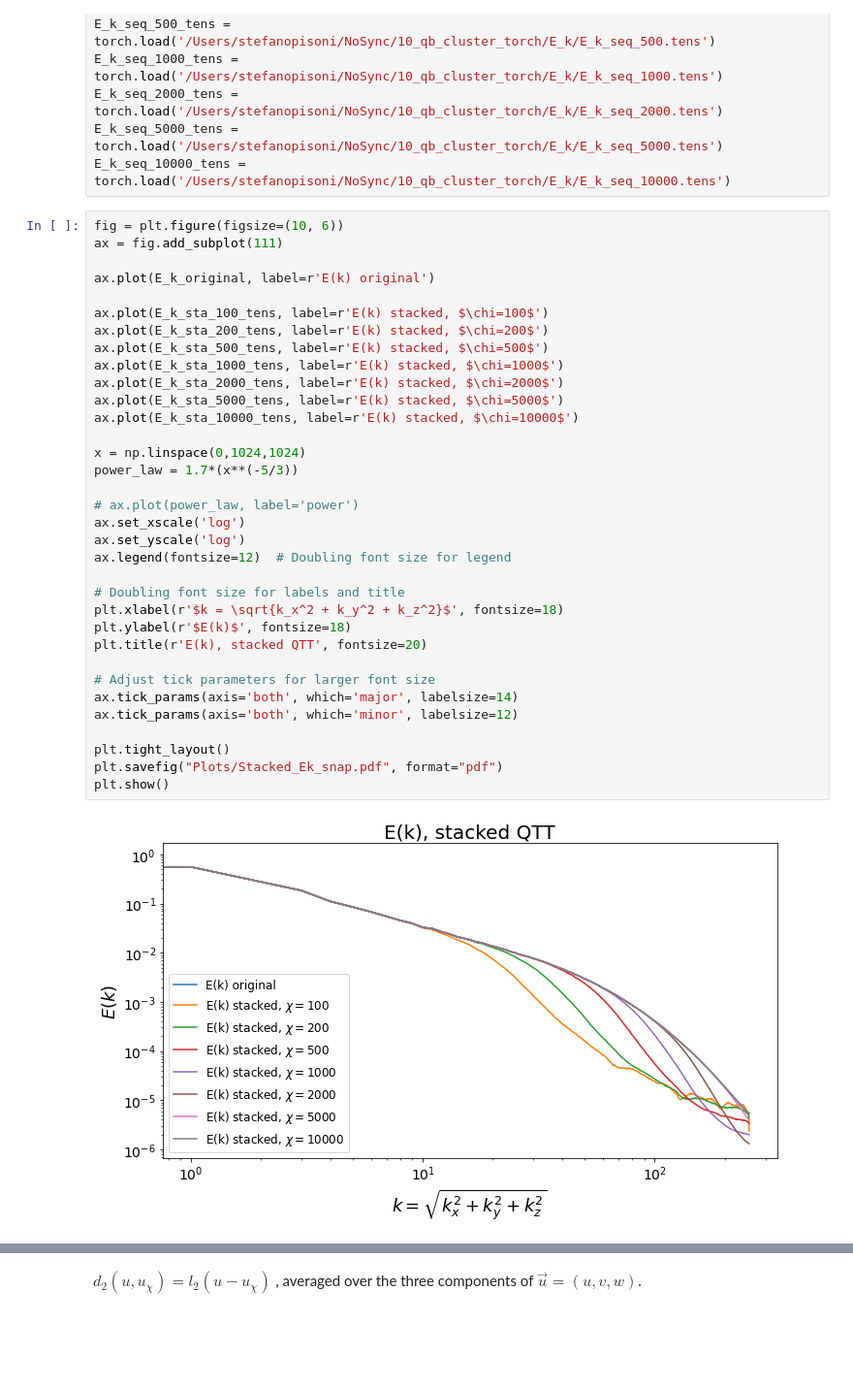
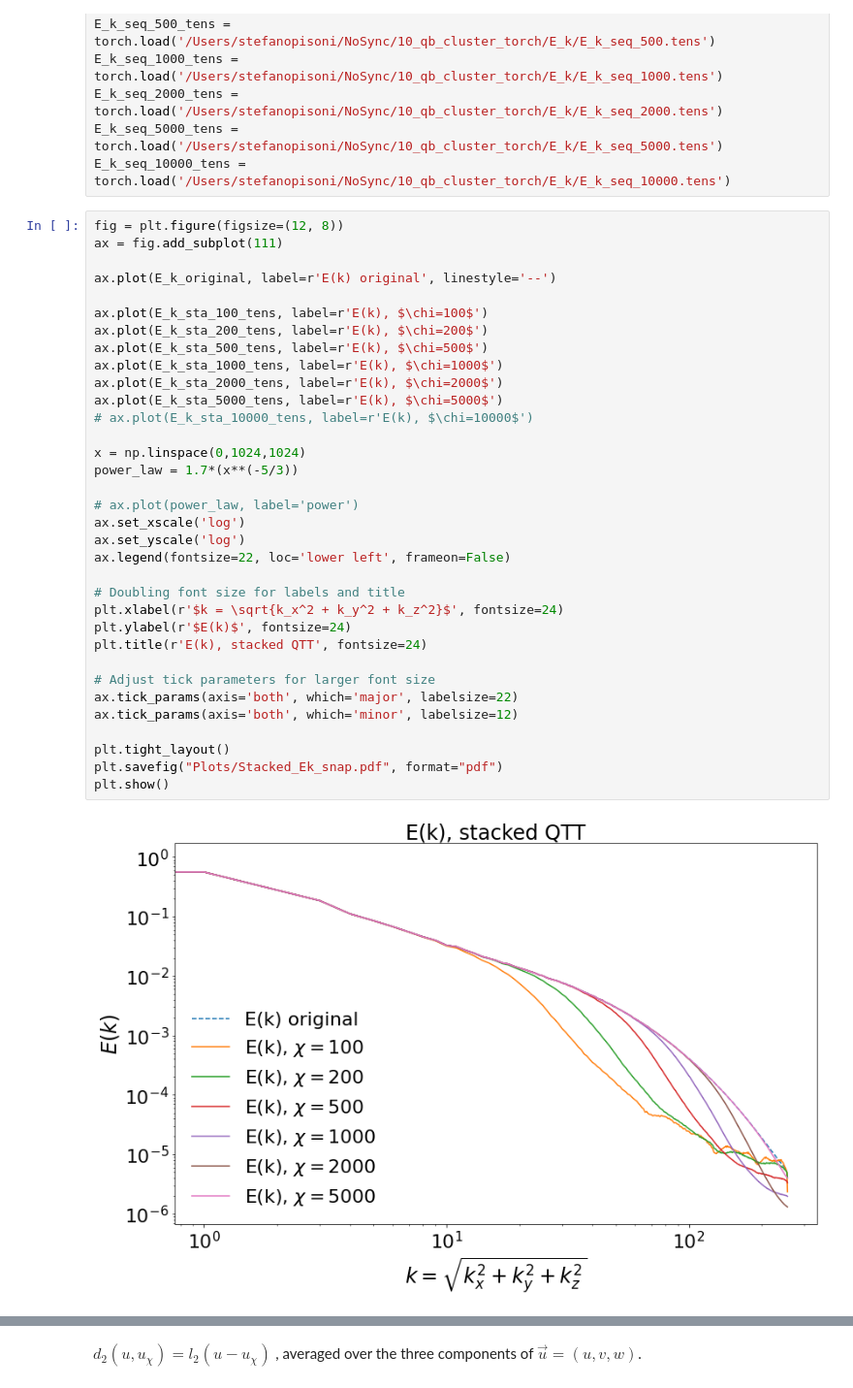
Before and after one commit to stefanopisoni/TN_Turbulence, a Jupyter notebook: Snapshots_compression/Snapshot_compression_plot.ipynb, the cells around one changed output, grey strips where cells are left out. Shown at 97% size. Saved outputs shown, nothing was run; the diff lists cells and outputs as text; blank space fills up the shorter version.

Commit message:
new plots

```diff
--- a/Snapshots_compression/Snapshot_compression_plot.ipynb
+++ b/Snapshots_compression/Snapshot_compression_plot.ipynb
@@ -123,39 +123,39 @@ E_k_seq_2000_tens = torch.load('/Users/stefanopisoni/NoSync/10_qb_cluster_torch/
 E_k_seq_5000_tens = torch.load('/Users/stefanopisoni/NoSync/10_qb_cluster_torch/E_k/E_k_seq_5000.tens')
 E_k_seq_10000_tens = torch.load('/Users/stefanopisoni/NoSync/10_qb_cluster_torch/E_k/E_k_seq_10000.tens')
 # %%
-fig = plt.figure(figsize=(10, 6))
+fig = plt.figure(figsize=(12, 8))
 ax = fig.add_subplot(111)
 
-ax.plot(E_k_original, label=r'E(k) original')
+ax.plot(E_k_original, label=r'E(k) original', linestyle='--')
 
-ax.plot(E_k_sta_100_tens, label=r'E(k) stacked, $\chi=100$')
-ax.plot(E_k_sta_200_tens, label=r'E(k) stacked, $\chi=200$')
-ax.plot(E_k_sta_500_tens, label=r'E(k) stacked, $\chi=500$')
-ax.plot(E_k_sta_1000_tens, label=r'E(k) stacked, $\chi=1000$')
-ax.plot(E_k_sta_2000_tens, label=r'E(k) stacked, $\chi=2000$')
-ax.plot(E_k_sta_5000_tens, label=r'E(k) stacked, $\chi=5000$')
-ax.plot(E_k_sta_10000_tens, label=r'E(k) stacked, $\chi=10000$')
+ax.plot(E_k_sta_100_tens, label=r'E(k), $\chi=100$')
+ax.plot(E_k_sta_200_tens, label=r'E(k), $\chi=200$')
+ax.plot(E_k_sta_500_tens, label=r'E(k), $\chi=500$')
+ax.plot(E_k_sta_1000_tens, label=r'E(k), $\chi=1000$')
+ax.plot(E_k_sta_2000_tens, label=r'E(k), $\chi=2000$')
+ax.plot(E_k_sta_5000_tens, label=r'E(k), $\chi=5000$')
+# ax.plot(E_k_sta_10000_tens, label=r'E(k), $\chi=10000$')
 
 x = np.linspace(0,1024,1024)
 power_law = 1.7*(x**(-5/3))
 
 # ax.plot(power_law, label='power')
 ax.set_xscale('log')
 ax.set_yscale('log')
-ax.legend(fontsize=12)  # Doubling font size for legend
+ax.legend(fontsize=22, loc='lower left', frameon=False)
 
 # Doubling font size for labels and title
-plt.xlabel(r'$k = \sqrt{k_x^2 + k_y^2 + k_z^2}$', fontsize=18)
-plt.ylabel(r'$E(k)$', fontsize=18)
-plt.title(r'E(k), stacked QTT', fontsize=20)
+plt.xlabel(r'$k = \sqrt{k_x^2 + k_y^2 + k_z^2}$', fontsize=24)
+plt.ylabel(r'$E(k)$', fontsize=24)
+plt.title(r'E(k), stacked QTT', fontsize=24)
 
 # Adjust tick parameters for larger font size
-ax.tick_params(axis='both', which='major', labelsize=14)
+ax.tick_params(axis='both', which='major', labelsize=22)
 ax.tick_params(axis='both', which='minor', labelsize=12)
 
 plt.tight_layout()
 plt.savefig("Plots/Stacked_Ek_snap.pdf", format="pdf")
 plt.show()
 # %% [output]
-[figure, old version]
+[figure, new version]
 # %%
```
Also changed, not shown: parts of 7 cells of this notebook, 10 other files.
